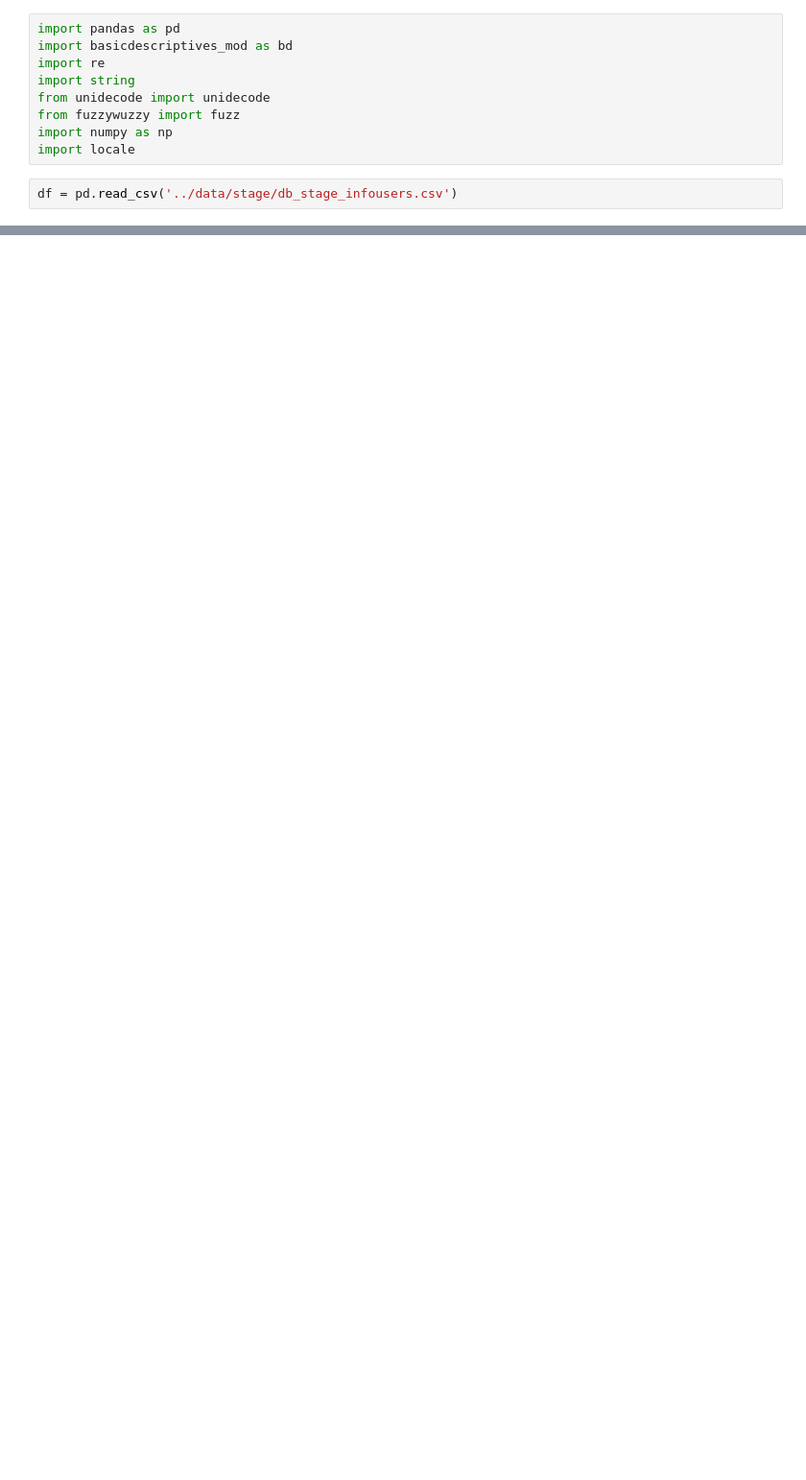
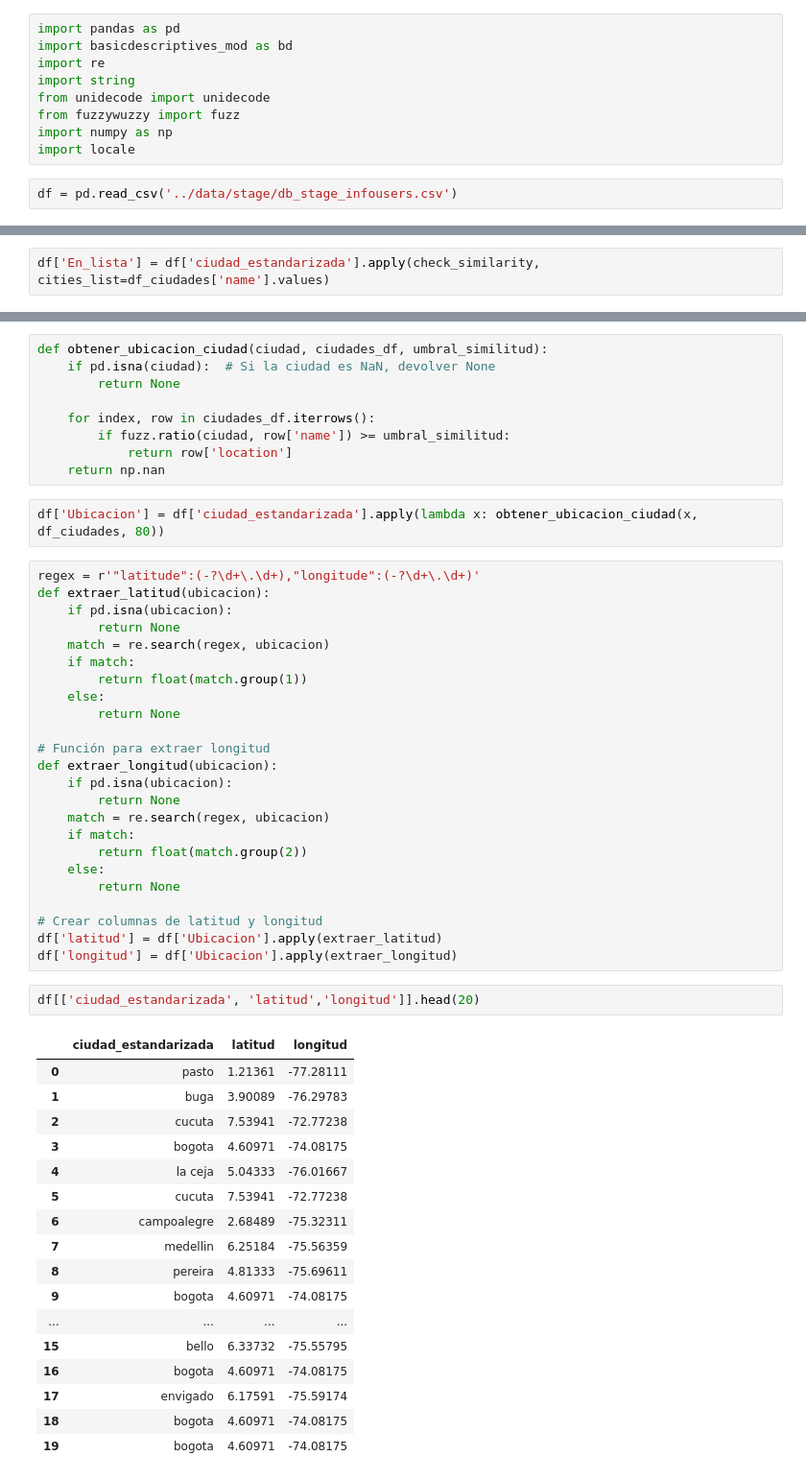
Before and after one commit to josemgoji/Entrega-Final, a Jupyter notebook: datalab/manejoVariablesCategoricas.ipynb, the cells around one changed output, grey strips where cells are left out. Shown at 96% size. Saved outputs shown, nothing was run; the diff lists cells and outputs as text; blank space fills up the shorter version.

```diff
--- a/datalab/manejoVariablesCategoricas.ipynb
+++ b/datalab/manejoVariablesCategoricas.ipynb
@@ -11,0 +149,2 @@ df = pd.read_csv('../data/stage/db_stage_infousers.csv')
+# %%
+df['En_lista'] = df['ciudad_estandarizada'].apply(check_similarity, cities_list=df_ciudades['name'].values)
@@ -11,0 +190,55 @@ df = pd.read_csv('../data/stage/db_stage_infousers.csv')
+# %%
+def obtener_ubicacion_ciudad(ciudad, ciudades_df, umbral_similitud):
+    if pd.isna(ciudad):  # Si la ciudad es NaN, devolver None
+        return None
+
+    for index, row in ciudades_df.iterrows():
+        if fuzz.ratio(ciudad, row['name']) >= umbral_similitud:
+            return row['location']
+    return np.nan
+# %%
+df['Ubicacion'] = df['ciudad_estandarizada'].apply(lambda x: obtener_ubicacion_ciudad(x, df_ciudades, 80))
+# %%
+regex = r'"latitude":(-?\d+\.\d+),"longitude":(-?\d+\.\d+)'
+def extraer_latitud(ubicacion):
+    if pd.isna(ubicacion):
+        return None
+    match = re.search(regex, ubicacion)
+    if match:
+        return float(match.group(1))
+    else:
+        return None
+
+# Función para extraer longitud
+def extraer_longitud(ubicacion):
+    if pd.isna(ubicacion):
+        return None
+    match = re.search(regex, ubicacion)
+    if match:
+        return float(match.group(2))
+    else:
+        return None
+
+# Crear columnas de latitud y longitud
+df['latitud'] = df['Ubicacion'].apply(extraer_latitud)
+df['longitud'] = df['Ubicacion'].apply(extraer_longitud)
+# %%
+df[['ciudad_estandarizada', 'latitud','longitud']].head(20)
+# %% [output]
+|  | ciudad_estandarizada | latitud | longitud |
+| 0 | pasto | 1.21361 | -77.28111 |
+| 1 | buga | 3.90089 | -76.29783 |
+| 2 | cucuta | 7.53941 | -72.77238 |
+| 3 | bogota | 4.60971 | -74.08175 |
+| 4 | la ceja | 5.04333 | -76.01667 |
+| 5 | cucuta | 7.53941 | -72.77238 |
+| 6 | campoalegre | 2.68489 | -75.32311 |
+| 7 | medellin | 6.25184 | -75.56359 |
+| 8 | pereira | 4.81333 | -75.69611 |
+| 9 | bogota | 4.60971 | -74.08175 |
+| ... | ... | ... | ... |
+| 15 | bello | 6.33732 | -75.55795 |
+| 16 | bogota | 4.60971 | -74.08175 |
+| 17 | envigado | 6.17591 | -75.59174 |
+| 18 | bogota | 4.60971 | -74.08175 |
+| 19 | bogota | 4.60971 | -74.08175 |
```
Also changed, not shown: parts of 75 cells of this notebook, 1 other file.
